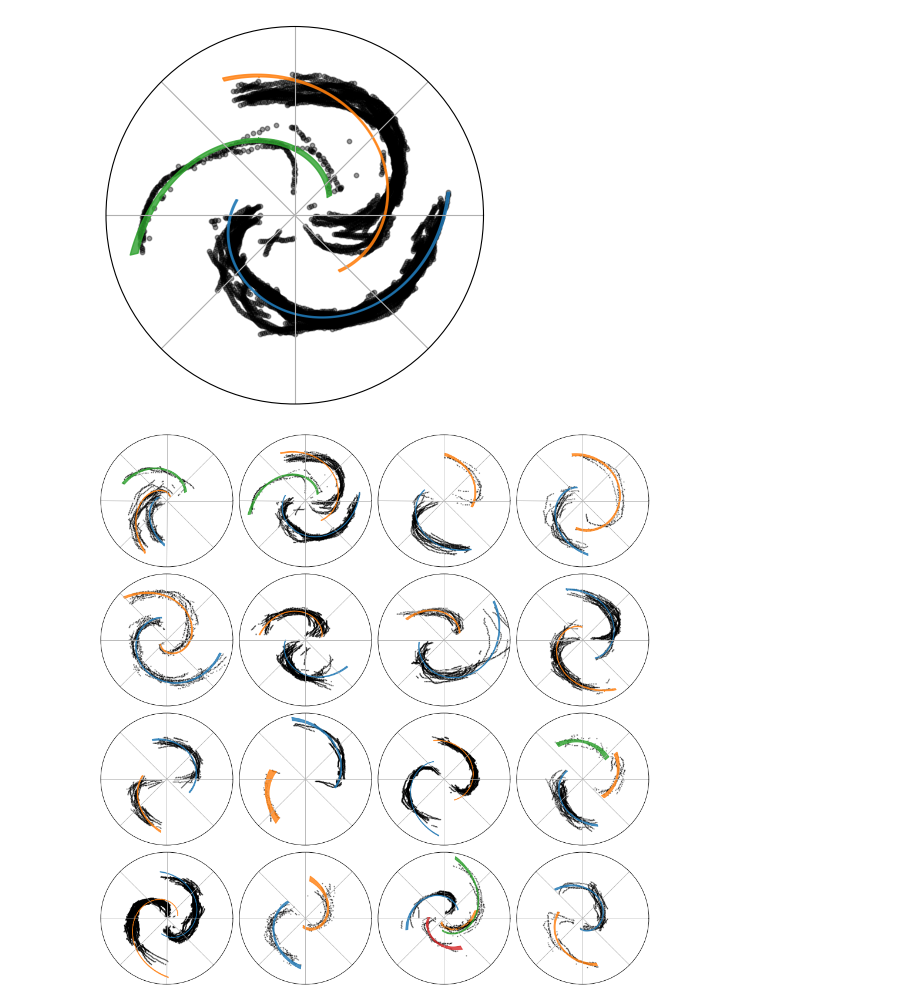
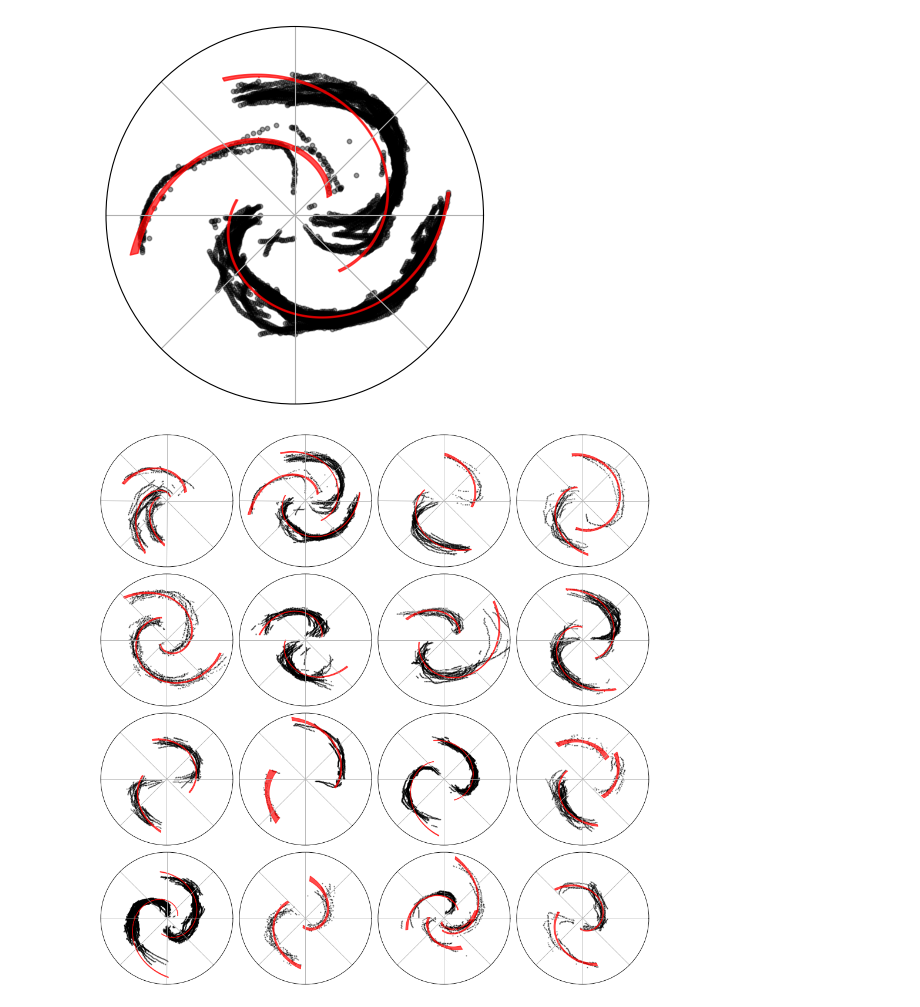
Before and after one commit to tingard/bayesian-hierachial-spiral-modelling, a Jupyter notebook: plot-resulting-fits.ipynb, the cells around one changed output. Cells and saved outputs as stored; diff of their text form; code cells hidden in the pictures.

```diff
--- a/plot-resulting-fits.ipynb
+++ b/plot-resulting-fits.ipynb
@@ -29,29 +29,29 @@ res = pd.read_pickle(INPUT_FILE)
 bhsm = res['model']
 trace = res['trace']
 # %%
-def plot_galaxy_fit(sid, markersize=1, r_err_alpha=0.2, phi_err_alpha=0.8):
+def plot_galaxy_fit(sid, markersize=1, r_err_alpha=0.2, phi_err_alpha=0.7):
     idx = np.where(bhsm.galaxies.index.values == sid)[0][0]
     phi_arm_samples = trace.phi_arm[:, bhsm.gal_arm_map == idx].T
     c_samples = trace.c[:, bhsm.gal_arm_map == idx].T
     r_err = trace.sigma_r.mean()
     for i, arm in enumerate(bhsm.galaxies.loc[sid]):
         plt.scatter(*arm, c='k', s=markersize, alpha=0.4)
         t_pred = np.expand_dims(np.linspace(arm[0].min(), arm[0].max(), 200), -1)
         r_pred = np.exp(np.tan(np.deg2rad(phi_arm_samples[i])) * t_pred + c_samples[i])
         r_mn = r_pred.mean(axis=1)
         r_sd = r_pred.std(axis=1)
 #         plt.fill_between(t_pred[:, 0], r_mn - r_err, r_mn + r_err, color=f'r', alpha=r_err_alpha)
-        plt.fill_between(t_pred[:, 0], r_mn - 2 * r_sd, r_mn + 2 * r_sd, color=f'C{i}', alpha=phi_err_alpha)
+        plt.fill_between(t_pred[:, 0], r_mn - 2 * r_sd, r_mn + 2 * r_sd, color='r', alpha=phi_err_alpha)
 
 
 plt.figure(figsize=(5, 5), dpi=100)
 plt.subplot(1, 1, 1, projection='polar')
 plot_galaxy_fit(20902011, markersize=10)
 
 plt.xticks(plt.xticks()[0], [])
 plt.yticks([]);
 # %% [output]
-[figure, old version]
+[figure, new version]
 # %%
 N = 4
 gal_choice_ids = np.array([
@@ -59,7 +59,6 @@ gal_choice_ids = np.array([
     20902040, 20902047, 20902051, 20902053,
     20902057, 20902063, 20902064, 20902067,
     20902077, 21096850, 21096867, 21096902,
-    21096917, 21096950, 21097016
 ])
 
 plt.figure(figsize=(12, 12), dpi=80)
@@ -74,4 +73,4 @@ plt.tight_layout()
 plt.savefig('plots/example-spiral-fits.pdf', bbox_inches='tight')
 plt.savefig('plots/example-spiral-fits.png', bbox_inches='tight')
 # %% [output]
-[figure, old version]
+[figure, new version]
```
Also changed, not shown: 17 other files.
